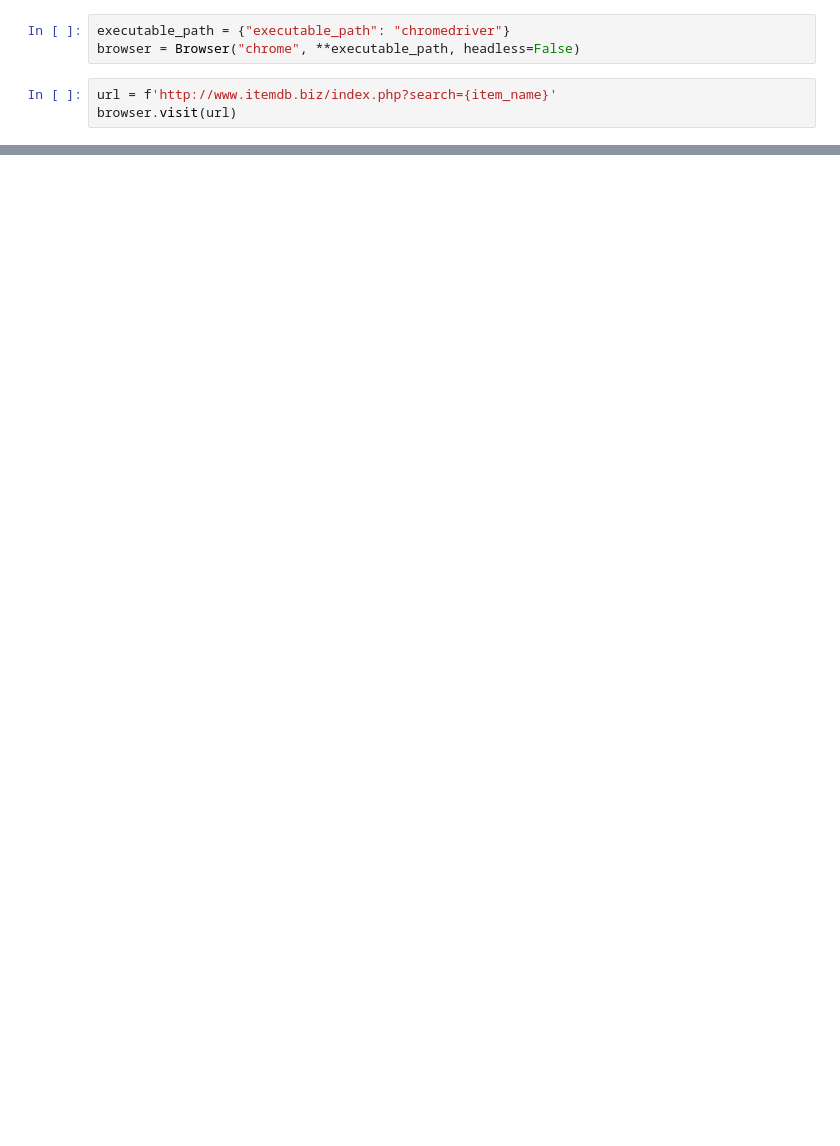
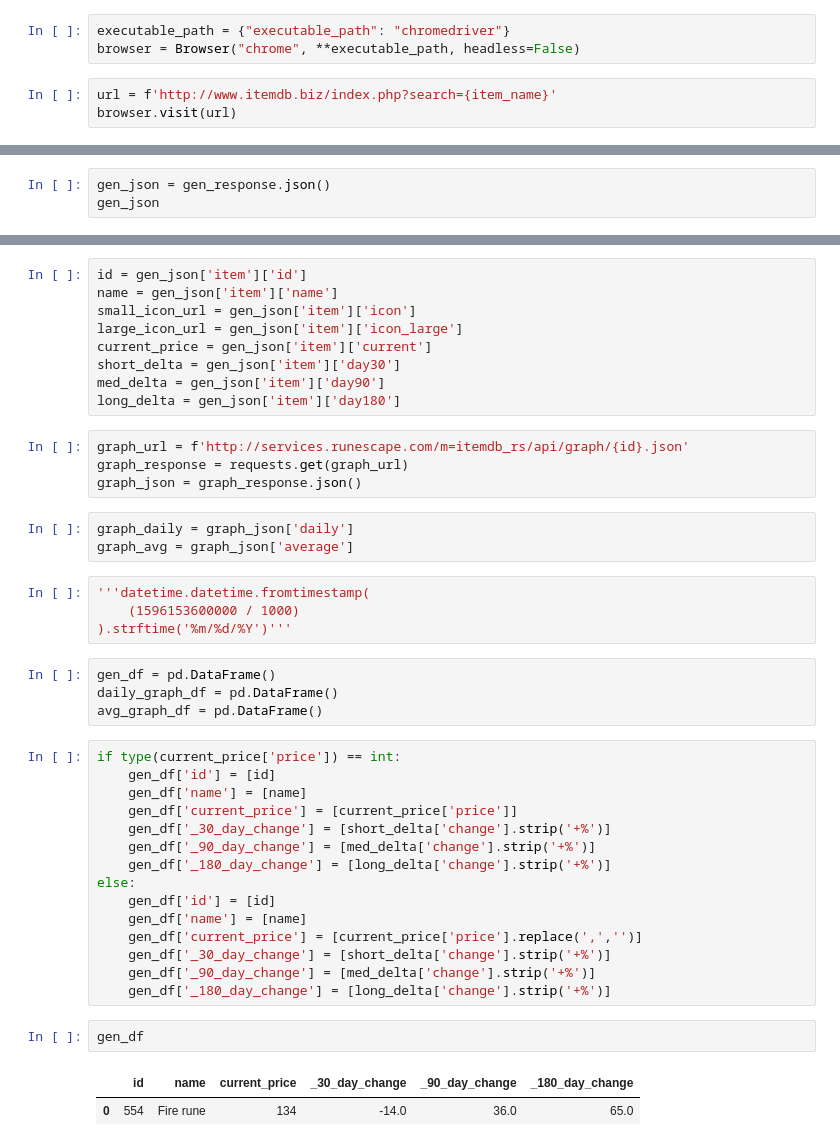
Before and after one commit to Al-Faust/ETL-project, a Jupyter notebook: py/notebook.ipynb, the cells around one changed output, grey strips where cells are left out. Drawn from its saved outputs; the diff is of its cells as text; blank space fills up the shorter version.

```diff
--- a/py/notebook.ipynb
+++ b/py/notebook.ipynb
@@ -31,0 +46,3 @@ for th in table_row:
+# %%
+gen_json = gen_response.json()
+gen_json
@@ -31,0 +63,44 @@ for th in table_row:
+# %%
+id = gen_json['item']['id']
+name = gen_json['item']['name']
+small_icon_url = gen_json['item']['icon']
+large_icon_url = gen_json['item']['icon_large']
+current_price = gen_json['item']['current']
+short_delta = gen_json['item']['day30']
+med_delta = gen_json['item']['day90']
+long_delta = gen_json['item']['day180']
+# %%
+graph_url = f'http://services.runescape.com/m=itemdb_rs/api/graph/{id}.json'
+graph_response = requests.get(graph_url)
+graph_json = graph_response.json()
+# %%
+graph_daily = graph_json['daily']
+graph_avg = graph_json['average']
+# %%
+'''datetime.datetime.fromtimestamp(
+    (1596153600000 / 1000)
+).strftime('%m/%d/%Y')'''
+# %%
+gen_df = pd.DataFrame()
+daily_graph_df = pd.DataFrame()
+avg_graph_df = pd.DataFrame()
+# %%
+if type(current_price['price']) == int:
+    gen_df['id'] = [id]
+    gen_df['name'] = [name]
+    gen_df['current_price'] = [current_price['price']]
+    gen_df['_30_day_change'] = [short_delta['change'].strip('+%')]
+    gen_df['_90_day_change'] = [med_delta['change'].strip('+%')]
+    gen_df['_180_day_change'] = [long_delta['change'].strip('+%')]
+else:
+    gen_df['id'] = [id]
+    gen_df['name'] = [name]
+    gen_df['current_price'] = [current_price['price'].replace(',','')]
+    gen_df['_30_day_change'] = [short_delta['change'].strip('+%')]
+    gen_df['_90_day_change'] = [med_delta['change'].strip('+%')]
+    gen_df['_180_day_change'] = [long_delta['change'].strip('+%')]
+# %%
+gen_df
+# %% [output]
+|  | id | name | current_price | _30_day_change | _90_day_change | _180_day_change |
+| 0 | 554 | Fire rune | 134 | -14.0 | 36.0 | 65.0 |
```
Also changed, not shown: parts of 21 cells of this notebook, 5 other files.
